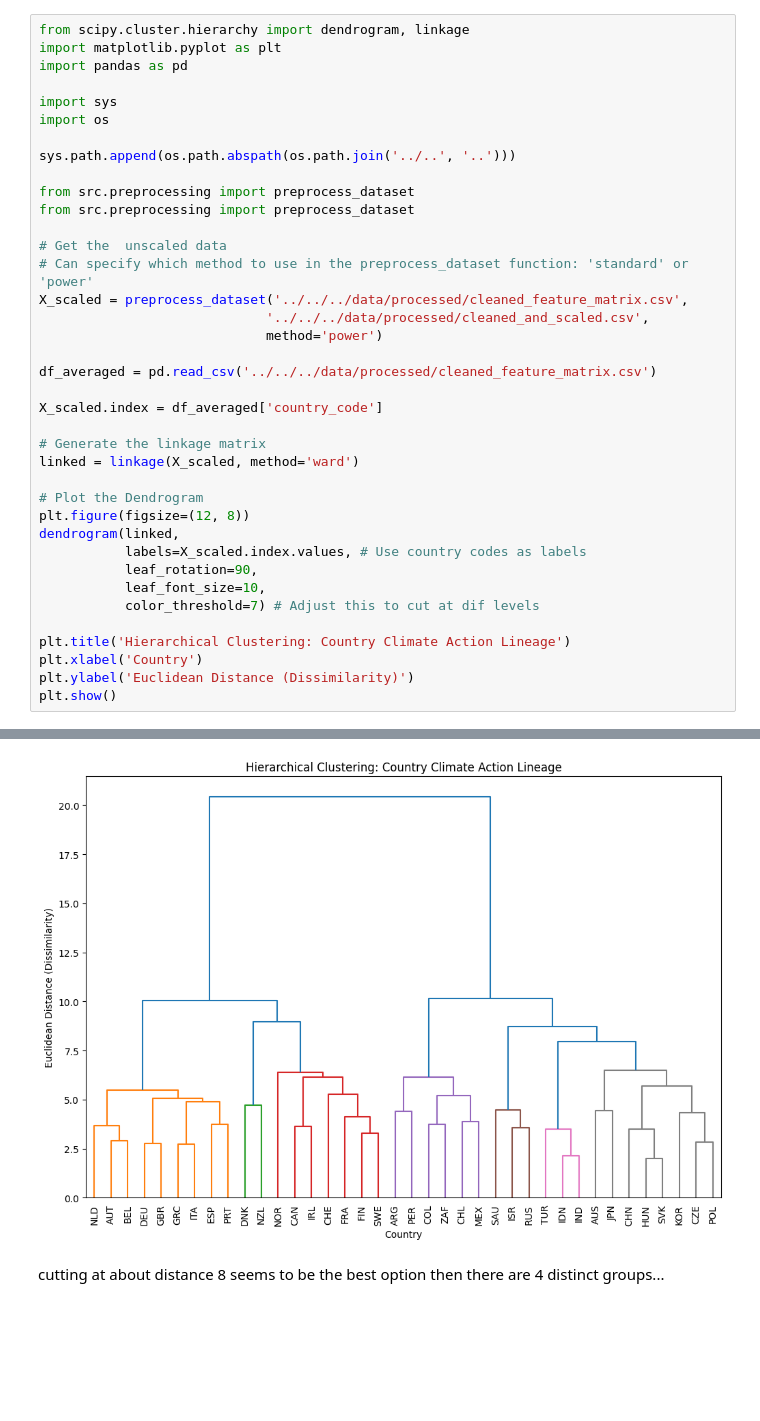
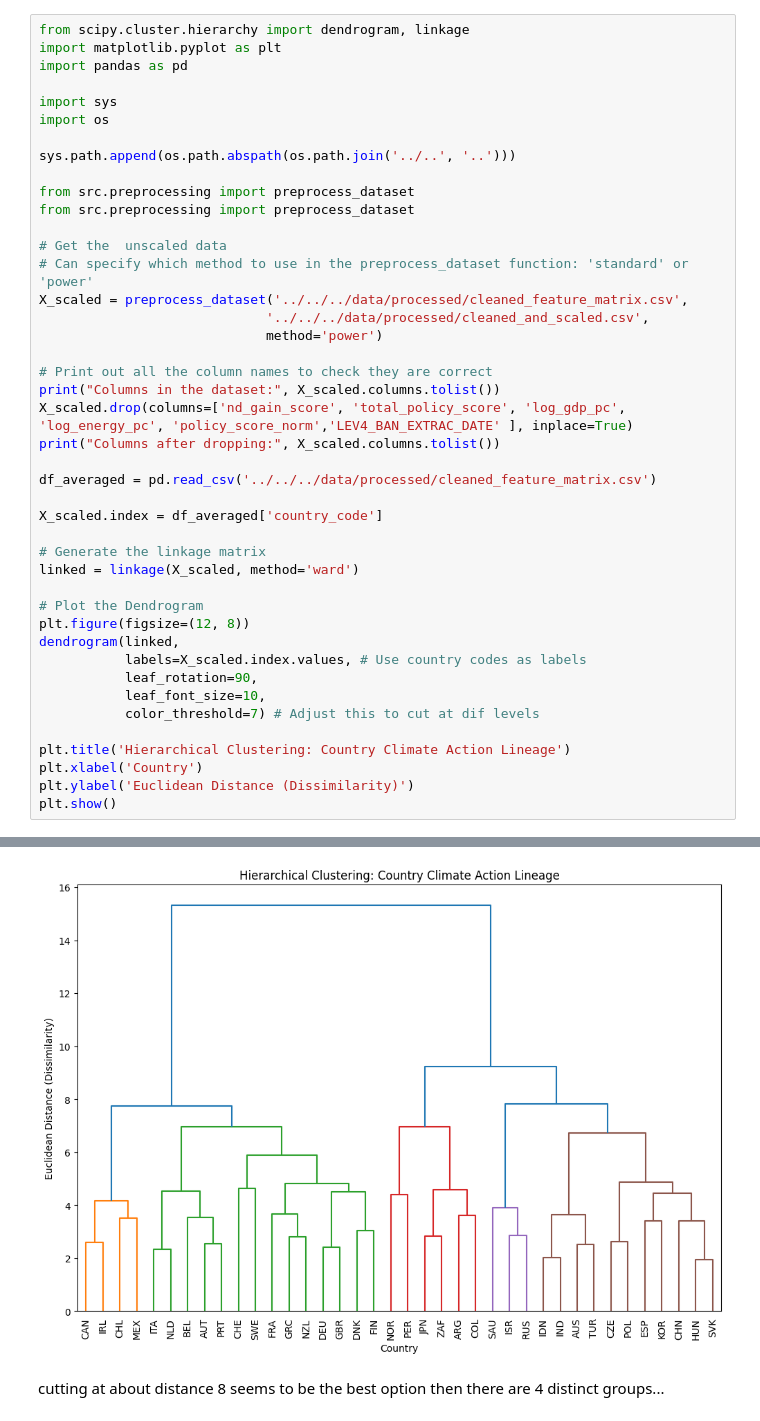
Before and after one commit to irvsam/Identifying-and-Tracking-Climate-Policy-Archetypes, a Jupyter notebook: notebooks/clustering/hierarchical/hierarchical_experimenting.ipynb, the cells around one changed output, grey strips where cells are left out. Drawn from its saved outputs; the diff is of its cells as text; blank space fills up the shorter version.

Commit message:
removed all economic indicators and just kept policies and energy mix in hierarchical clustering

```diff
--- a/notebooks/clustering/hierarchical/hierarchical_experimenting.ipynb
+++ b/notebooks/clustering/hierarchical/hierarchical_experimenting.ipynb
@@ -16,6 +16,11 @@ from src.preprocessing import preprocess_dataset
 X_scaled = preprocess_dataset('../../../data/processed/cleaned_feature_matrix.csv',
                              '../../../data/processed/cleaned_and_scaled.csv',
                              method='power')
+
+# Print out all the column names to check they are correct
+print("Columns in the dataset:", X_scaled.columns.tolist())
+X_scaled.drop(columns=['nd_gain_score', 'total_policy_score', 'log_gdp_pc', 'log_energy_pc', 'policy_score_norm','LEV4_BAN_EXTRAC_DATE' ], inplace=True)
+print("Columns after dropping:", X_scaled.columns.tolist())
 
 df_averaged = pd.read_csv('../../../data/processed/cleaned_feature_matrix.csv')
 
@@ -41,4 +48,4 @@ Used PowerTransformer (Yeo-Johnson)
-[figure, old version]
+[figure, new version]
 # %% [markdown]
 cutting at about distance 8 seems to be the best option then there are 4 distinct groups...
 # %%
```
Also changed, not shown: parts of 3 cells of this notebook.
